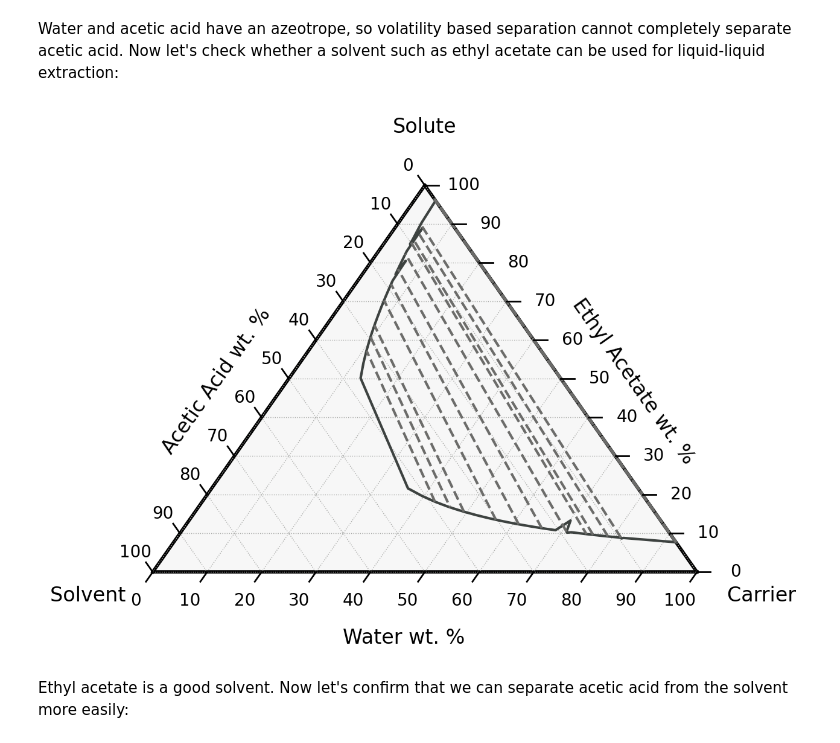
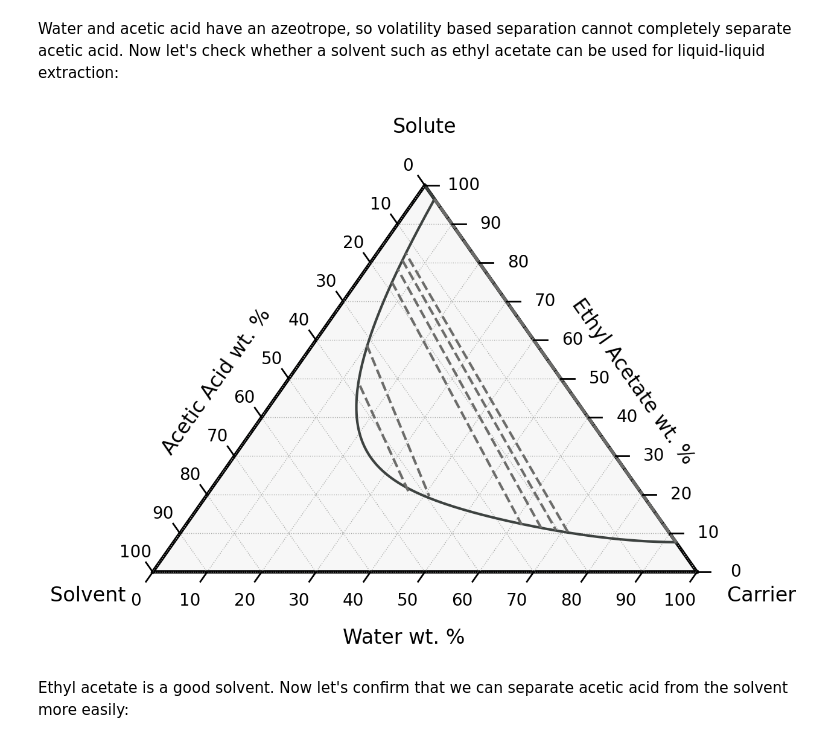
Before and after one commit to BioSTEAMDevelopmentGroup/How2STEAM, a Jupyter notebook: case_studies/Glacial_acetic_acid_separation.ipynb, the cells around one changed output. Saved outputs shown, nothing was run; the diff lists cells and outputs as text; code cells hidden in the pictures.

```diff
--- a/case_studies/Glacial_acetic_acid_separation.ipynb
+++ b/case_studies/Glacial_acetic_acid_separation.ipynb
@@ -18,10 +18,9 @@ Water and acetic acid have an azeotrope, so volatility based separation cannot c
 # %%
 bst.plot_lle_ternary_diagram(
     carrier='Water', solvent='EthylAcetate', solute='AceticAcid', T=298.15, P=101325,
-    method='shgo'
 )
 # %% [output]
-[figure, old version]
+[figure, new version]
 # %% [markdown]
 Ethyl acetate is a good solvent. Now let's confirm that we can separate acetic acid from the solvent more easily:
 # %%
```
Also changed, not shown: parts of 10 cells of this notebook, 5 other files.
